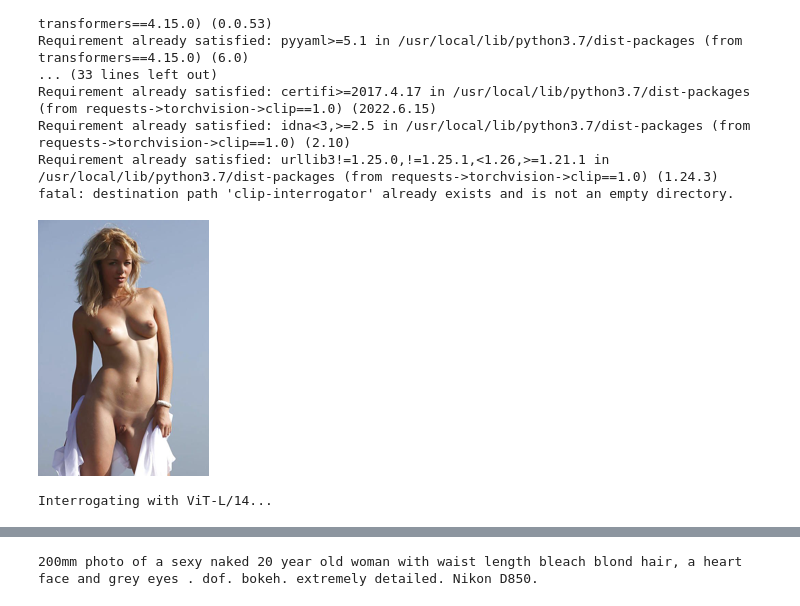
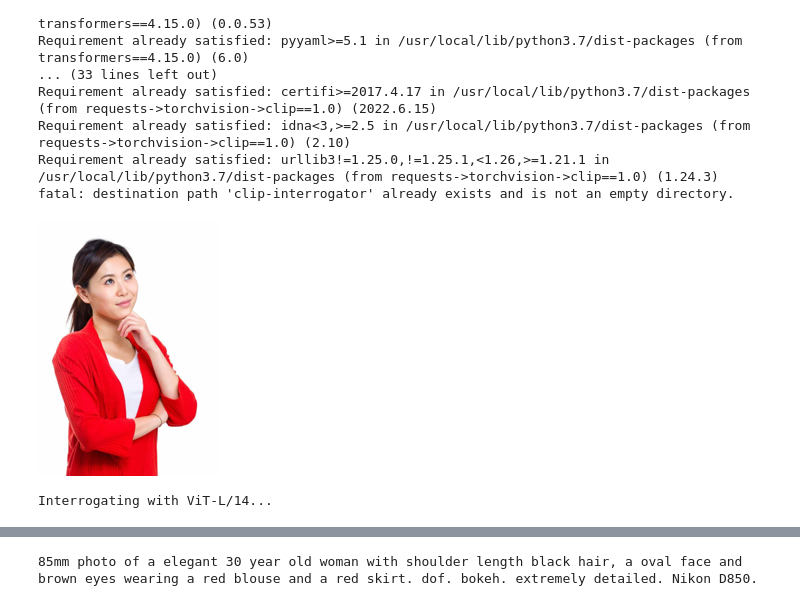
Before and after one commit to DivineOmega/clip-interrogator, a Jupyter notebook: clip_interrogator.ipynb, the cells around one changed output, grey strips where cells are left out. Cells and saved outputs as stored; diff of their text form; code cells hidden in the pictures.

```diff
--- a/clip_interrogator.ipynb
+++ b/clip_interrogator.ipynb
@@ -195,7 +195,7 @@ fatal: destination path 'clip-interrogator' already exists and is not an empty d
 
 #@markdown #####**Image:**
 
-image_path_or_url = "https://imgs.search.brave.com/Dr03nlYS0N_3nIcZwK8e-OSUKD0PikodMgFZ69z6C48/rs:fit:500:748:1/g:ce/aHR0cHM6Ly90aHVt/Yi1wNy54aGNkbi5j/b20vYS9NSFN2QmNL/dUozZTFaLU8tc0lW/MVlBLzAwMC8wMzQv/MzM2LzEwN18xMDAw/LmpwZw" #@param {type:"string"}
+image_path_or_url = "https://imgs.search.brave.com/TVQK-FYvoT6gulhHwyL5gHeftucMl39GVg5GGRPdtaw/rs:fit:726:1024:1/g:ce/aHR0cHM6Ly9nbG9i/YWwuYXNwYXJ0YW1l/Lm9yZy93cC1jb250/ZW50L3VwbG9hZHMv/MjAxOC8xMS9BZG9i/ZVN0b2NrXzY1MzUy/NjcyLTcyNngxMDI0/LmpwZWc" #@param {type:"string"}
 
 #@markdown
 
@@ -210,33 +210,33 @@ ViTB16 = False #@param{type:"boolean"}
 ViTL14 = True #@param{type:"boolean"}
 ViTL14_336px = False #@param{type:"boolean"}
 RN101 = False #@param{type:"boolean"}
 RN50 = False #@param{type:"boolean"}
 RN50x4 = False #@param{type:"boolean"}
 RN50x16 = False #@param{type:"boolean"}
 RN50x64 = False #@param{type:"boolean"}
 
 models = []
 if ViTB32: models.append('ViT-B/32')
 if ViTB16: models.append('ViT-B/16')
 if ViTL14: models.append('ViT-L/14')
 if ViTL14_336px: models.append('ViT-L/14@336px')
 if RN101: models.append('RN101')
 if RN50: models.append('RN50')
 if RN50x4: models.append('RN50x4')
 if RN50x16: models.append('RN50x16')
 if RN50x64: models.append('RN50x64')
 
 if str(image_path_or_url).startswith('http://') or str(image_path_or_url).startswith('https://'):
     image = Image.open(requests.get(image_path_or_url, stream=True).raw).convert('RGB')
 else:
     image = Image.open(image_path_or_url).convert('RGB')
 
 thumb = image.copy()
 thumb.thumbnail([256, 256])
 display(thumb)
 
 interrogate(image, models=models)
 # %% [output]
-[figure, old version]
+[figure, new version]
 Interrogating with ViT-L/14...
 |  | Model | Focal Length | Style | Age | Gender | Hair Length | Hair Colour | Face Shape | Eye Colour | ... |
@@ -244 +244 @@ Interrogating with ViT-L/14...
-200mm photo of a sexy naked 20 year old woman with waist length bleach blond hair, a heart face and grey eyes . dof. bokeh. extremely detailed. Nikon D850.
+85mm photo of a elegant 30 year old woman with shoulder length black hair, a oval face and brown eyes wearing a red blouse and a red skirt. dof. bokeh. extremely detailed. Nikon D850.
```
Also changed, not shown: parts of 1 cell of this notebook.
